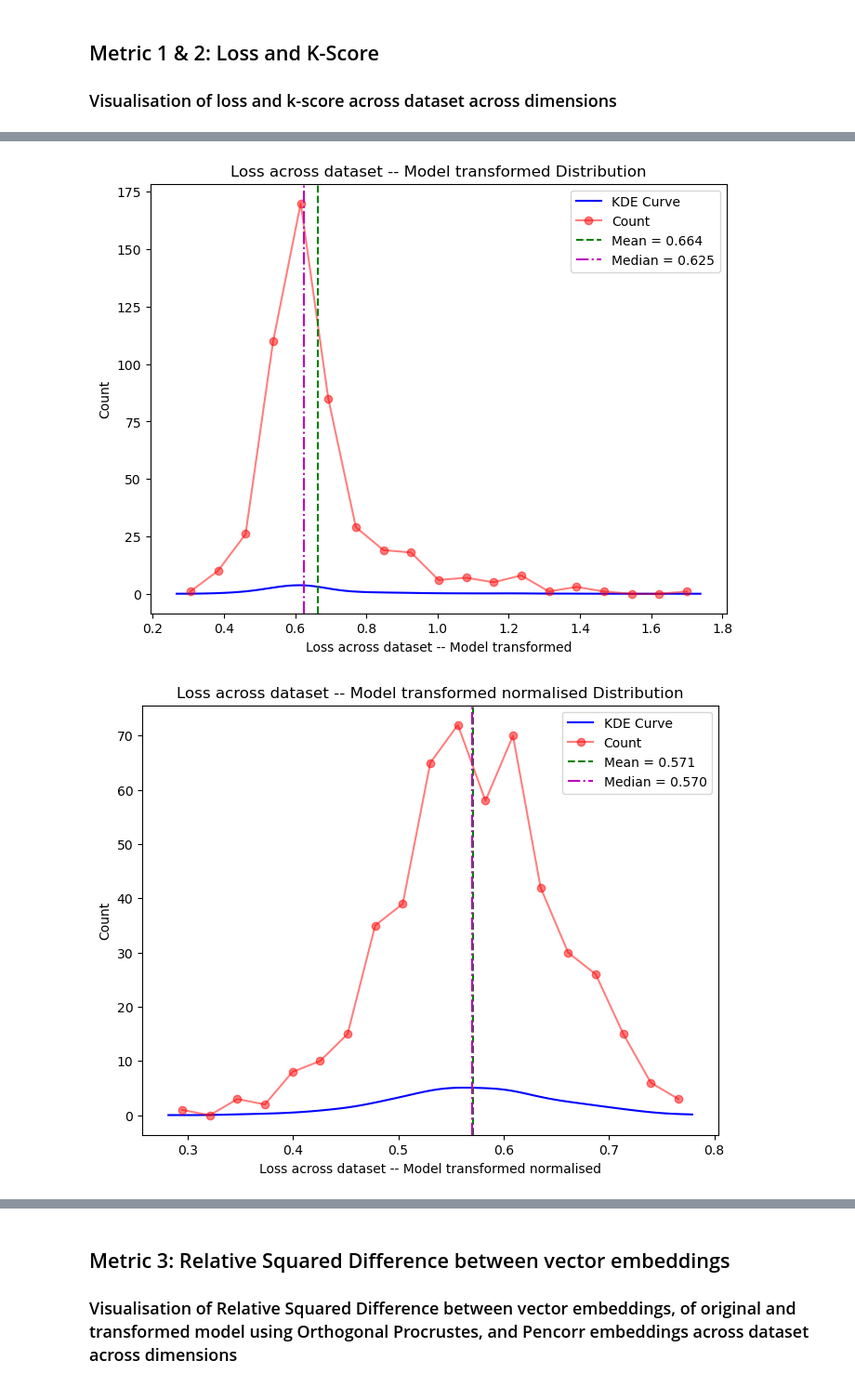
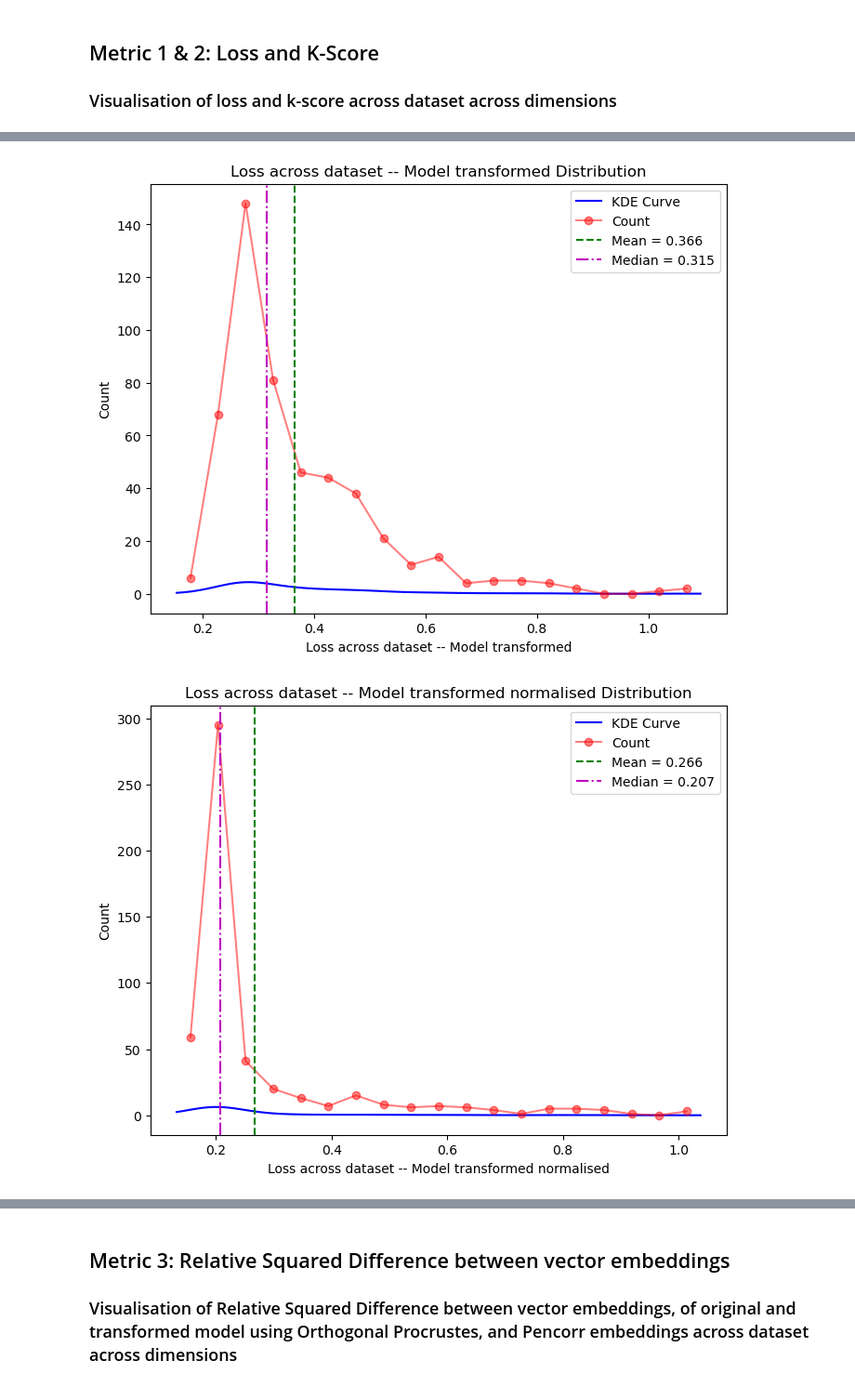
Before and after one commit to nuagetsu/VecRepV3, a Jupyter notebook: evaluation/test_mnist.ipynb, the cells around one changed output, grey strips where cells are left out. Shown: that part at 93% size. Cells and saved outputs as stored; diff of their text form; code cells hidden in the pictures.

```diff
--- a/evaluation/test_mnist.ipynb
+++ b/evaluation/test_mnist.ipynb
@@ -520,7 +520,7 @@ for dim in dimensions:
 ### Visualisation of loss and k-score across dataset across dimensions
 # %%
 # ------------------------ Loss and Kscores of transformed embedding across dataset -----------------------------
-dimensions = [128]
+dimensions = [64]
 losses_transformed_normalised = []
 losses_transformed = []
 losses_original = []
@@ -545,9 +545,16 @@ for dim in dimensions:
     print(f"For dimension {dim}")
     embeddingType = f"pencorr_{dim}"
 
-    model = models.SimpleCNN6(dimensions=dim, padding_mode='circular').to(device)
+    model = models.SimpleCNN6_CBAM_2fc(dimensions=dim, padding_mode='circular').to(device)
+
     model.load_state_dict(torch.load(os.path.join(os.path.abspath("../../VecRepV3"), model_directory,
-                     f'best_model_MNIST_{imageType}_{dim}d_convlayer5_SimpleCNN6.pt'), weights_only=True, map_location=torch.device('cpu')))
+                     f'best_model_MNIST_{imageType}_{dim}d_convlayer5_SimpleCNN6_CBAM_2fc.pt'), weights_only=True, map_location=torch.device('cpu')))
+
+#     checkpoint_path = os.path.join(os.path.abspath("../../VecRepV3"), model_directory,
+#                          f'best_MNIST_model_classification_SimpleCNN4_CBAM_2fc_64d.pt')
+#     state_dict = torch.load(checkpoint_path, map_location='cpu')
+#     filtered_state_dict = {k: v for k, v in state_dict.items() if not k.startswith("classifier.")}
+#     model.load_state_dict(filtered_state_dict, strict=False)
 
     model.eval()
 
@@ -642,5 +649,5 @@ for dim in dimensions:
     kscores_original.append(np.mean(kscore_original))
     kscores_BFMethod.append(np.mean(kscore_BFMethod))
 
-    #0.329 no dropout
+    #0.058 0.420 CNN4_CBAM_2fc 0.650 0.211 Weight Exchange
 # %% [output]
@@ -666,2 +673,2 @@ NCC Interval            Average Loss
-[figure, old version]
+[figure, new version]
-[figure, old version]
+[figure, new version]
```
Also changed, not shown: parts of 1 cell of this notebook, 5 other files.
